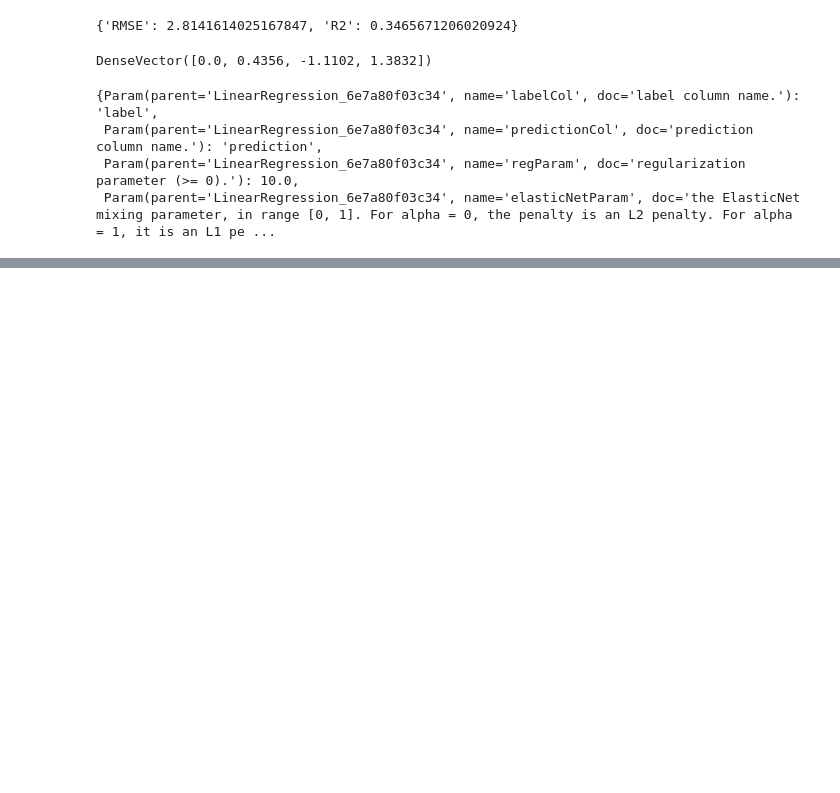
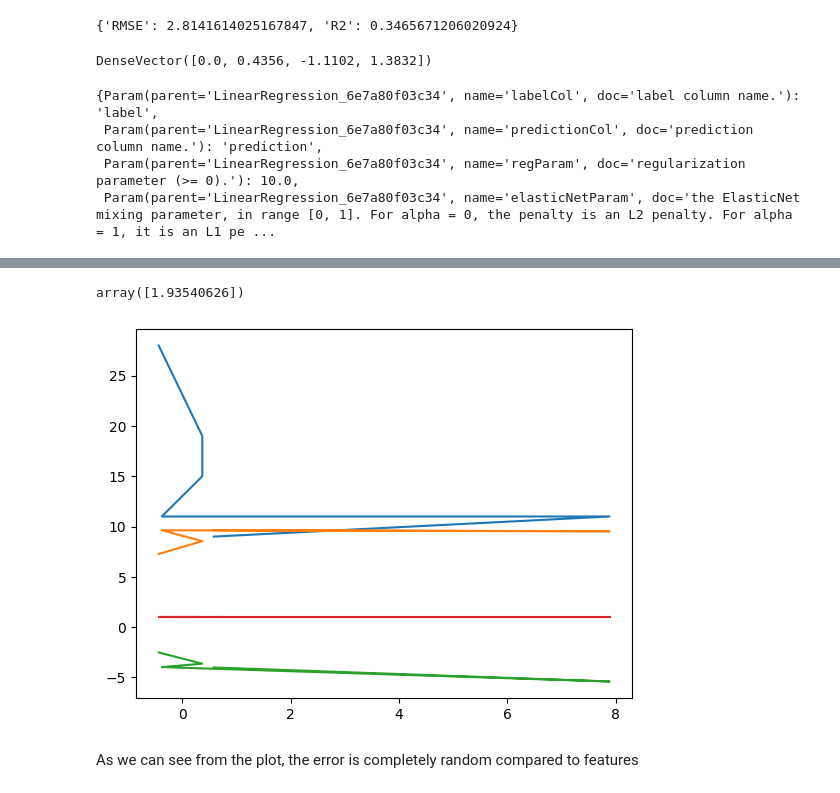
Before and after one commit to Juliana-Yakimchuk/Spark_MLLib-Machine-Learning, a Jupyter notebook: ML_Spark.ipynb, the cells around one changed output, grey strips where cells are left out. Saved outputs shown, nothing was run; the diff lists cells and outputs as text; code cells hidden in the pictures; blank space fills up the shorter version.

Commit message:
checked linear regression assumptions for residuals, finalized the model

```diff
--- a/ML_Spark.ipynb
+++ b/ML_Spark.ipynb
@@ -570,3 +587,5 @@ cvModel.getEstimatorParamMaps()[ np.argmax(cvModel.avgMetrics) ]
 test_results = best_model.evaluate(test)
 # %%
 residuals = test_results.residuals
+# %%
+residuals = np.array(residuals.collect())
@@ -572,0 +603,22 @@ residuals = test_results.residuals
+# %%
+#No autocorrelation of residuals - Durbin-Watson test
+durbin_watson(residuals)
+#the value is within 1.5-2.5 range, meaning no autocorrelation
+# %% [output]
+array([1.93540626])
+# %%
+#we will not check for independence of residuals from any feature
+x = residuals
+def to_array(df, col):
+    y=np.array(df.select(df[col]).collect()).reshape(-1)
+    return y
+# %%
+for col in range(4):
+    slicer = VectorSlicer(inputCol="features", outputCol='feat', indices = [col])
+    output = slicer.transform(test)
+    y = to_array(output,'feat')
+    plt.plot(x,y)
+# %% [output]
+[figure, added]
+# %% [markdown]
+As we can see from the plot, the error is completely random compared to features
```
Also changed, not shown: parts of 12 cells of this notebook.
